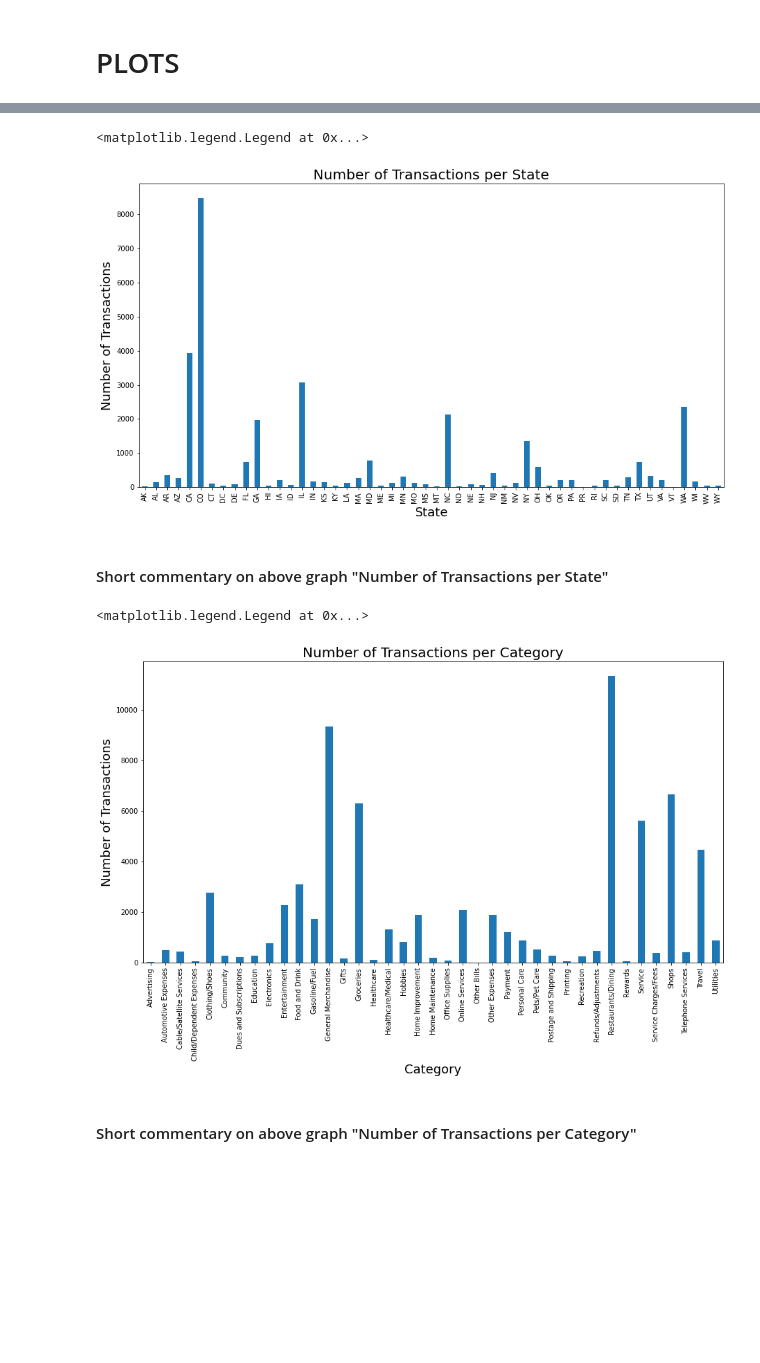
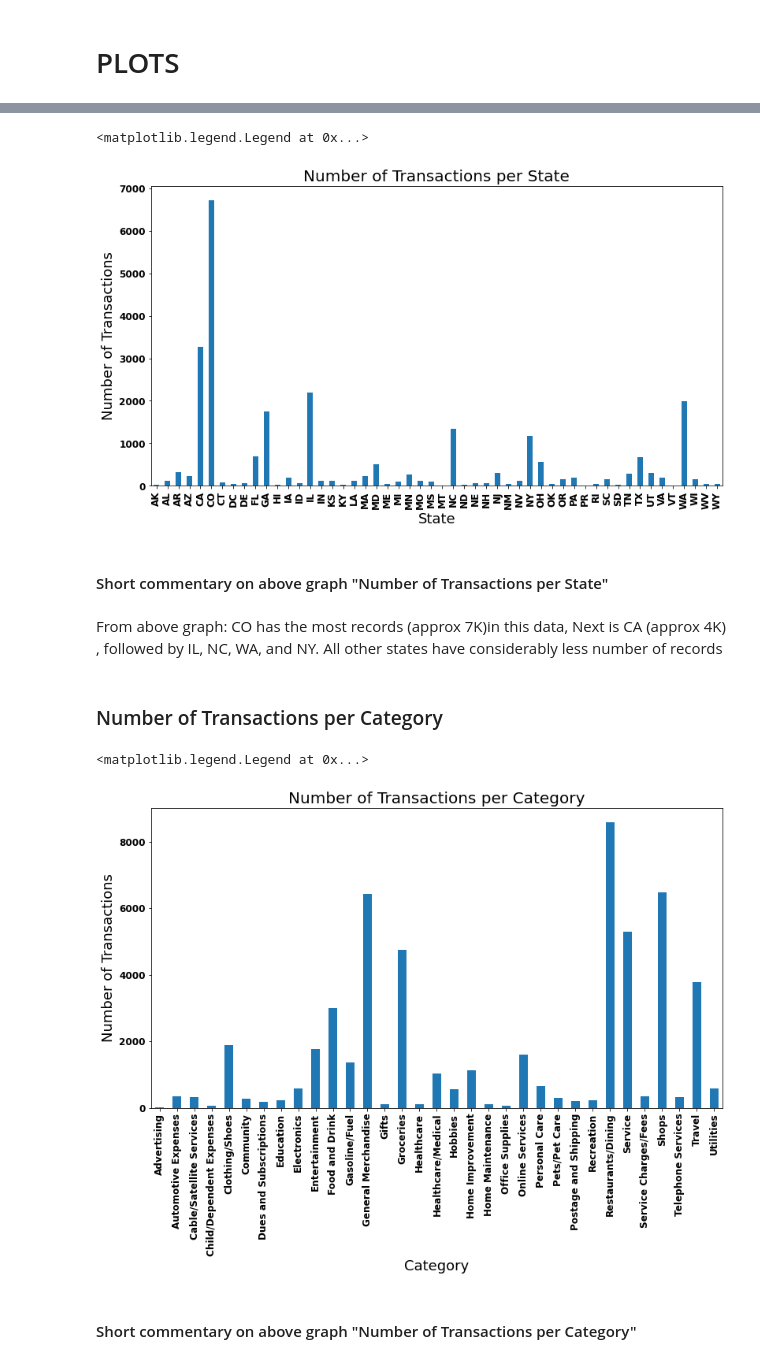
Before and after one commit to fariha23/recommendation_system_creditcard, a Jupyter notebook: notebooks/EDA.ipynb, the cells around one changed output, grey strips where cells are left out. Saved outputs shown, nothing was run; the diff lists cells and outputs as text; code cells hidden in the pictures; blank space fills up the shorter version.

```diff
--- a/notebooks/EDA.ipynb
+++ b/notebooks/EDA.ipynb
@@ -89,0 +222,2 @@ df.drop(['client_id','currency_code','country','pending','original_description',
+# %%
+df.reset_index(inplace=True, drop=True)
@@ -202,0 +293,25 @@ df.describe()
+# %%
+#Creating masks for selecting rows with specific category that has NaN in column categoryid.
+#Adding a new number for id in categoryid field of those rows.
+
+mask = (df['category'] == 'Shops')
+df['categoryid'] = df['categoryid'].mask(mask, 201)
+
+mask = (df['category'] == 'Service')
+df['categoryid'] = df['categoryid'].mask(mask, 202)
+
+mask = (df['category'] == 'Food and Drink')
+df['categoryid'] = df['categoryid'].mask(mask, 203)
+
+mask = (df['category'] == 'Healthcare')
+df['categoryid'] = df['categoryid'].mask(mask, 204)
+
+mask = (df['category'] == 'Community')
+df['categoryid'] = df['categoryid'].mask(mask, 205)
+
+mask = (df['category'] == 'Recreation')
+df['categoryid'] = df['categoryid'].mask(mask, 206)
+
+
+#Check:
+assert df[df.categoryid.isnull()].empty
@@ -259,0 +365,10 @@ df[df.amountnum > 6000]
+# %%
+#There are only 44 lines in amoutnum>6000 including royal swimming pool stuff.
+#A few airline purchanse of > 8K
+# "Other expenses" category has one 61K row and doesn't specify what it is for.
+#Deleting those will not have severe impact on the df
+
+rowstodel=df[df.amountnum > 6000].index
+rows_to_del_with_index(rowstodel)
+
+df.reset_index(inplace=True, drop=True)
@@ -259,0 +398,4 @@ df[df.amountnum > 6000]
+# %%
+df.drop_duplicates(inplace=True)
+df.reset_index(inplace=True, drop=True)
+df.info() # 52757
@@ -262,7 +441,6 @@ df[df.amountnum > 6000]
 # %%
-#records per state
 df_state=df.groupby(['state'])['state'].count()
-df_state.plot.bar(figsize=(15,8))
+df_state.plot.bar(figsize=(13,7))
 
 plt.title('Number of Transactions per State', fontsize=20)
 plt.xlabel("State", fontsize=18)
@@ -270,6 +448,6 @@ plt.ylabel("Number of Transactions", fontsize=18)
 plt.legend('', frameon=False)
 # %% [output]
 <matplotlib.legend.Legend at 0x...>
-[figure, old version]
+[figure, new version]
 # %% [markdown]
 #### Short commentary on above graph "Number of Transactions per State"
@@ -282,14 +454,18 @@ plt.legend('', frameon=False)
+# %% [markdown]
+From above graph: CO has the most records (approx 7K)in this data, Next is CA (approx 4K) , followed by IL, NC, WA, and NY.
+All other states have considerably less number of records
+# %% [markdown]
+### Number of Transactions per Category
 # %%
-#Total number of records per category:
 df_cat=df.groupby(['category'])['category'].count()
-df_cat.plot.bar(figsize=(15,8))
+df_cat.plot.bar(figsize=(13,7))
 
 plt.title('Number of Transactions per Category', fontsize=20)
 plt.xlabel("Category", fontsize=18)
 plt.ylabel("Number of Transactions", fontsize=18)
 plt.legend('', frameon=False)
 # %% [output]
 <matplotlib.legend.Legend at 0x...>
-[figure, old version]
+[figure, new version]
 # %% [markdown]
 #### Short commentary on above graph "Number of Transactions per Category"
```
Also changed, not shown: parts of 103 cells of this notebook.
